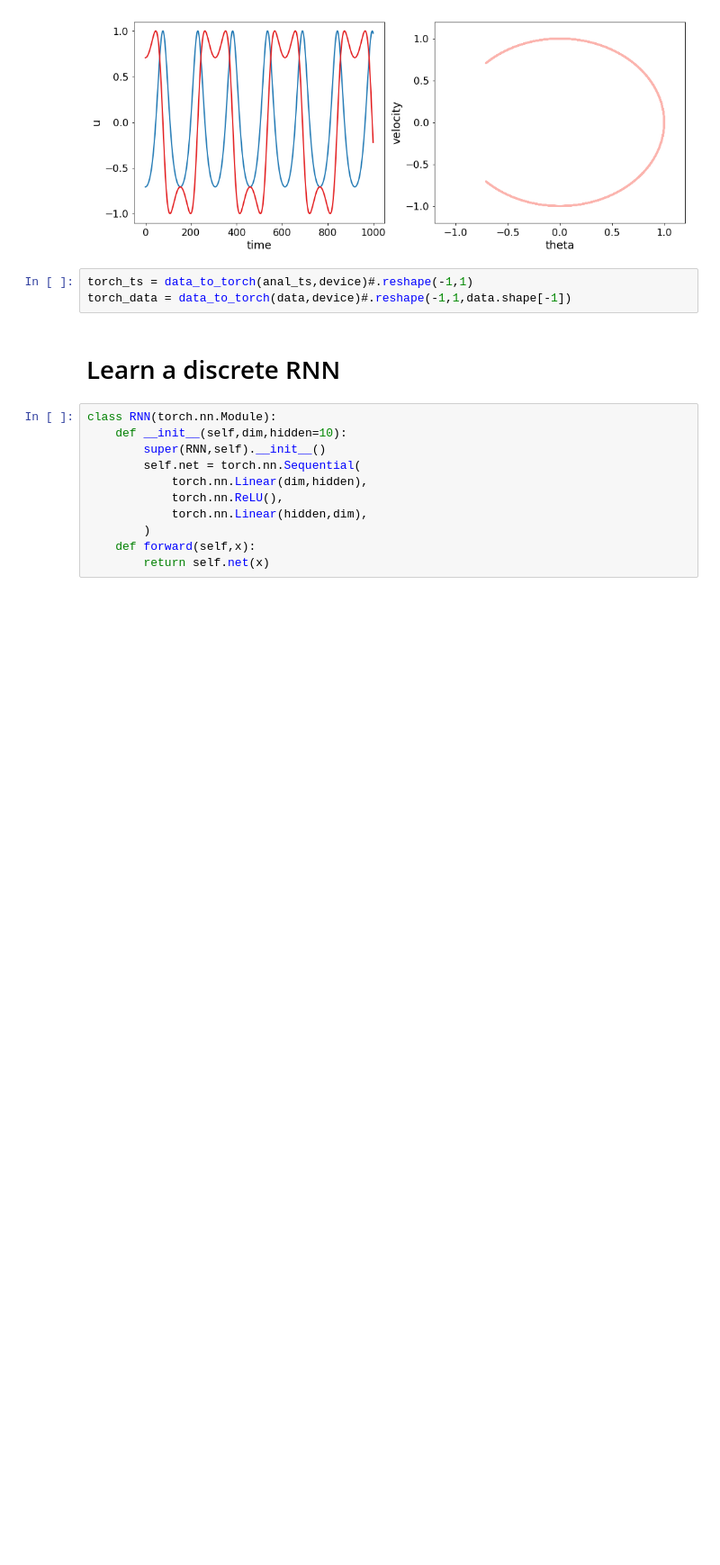
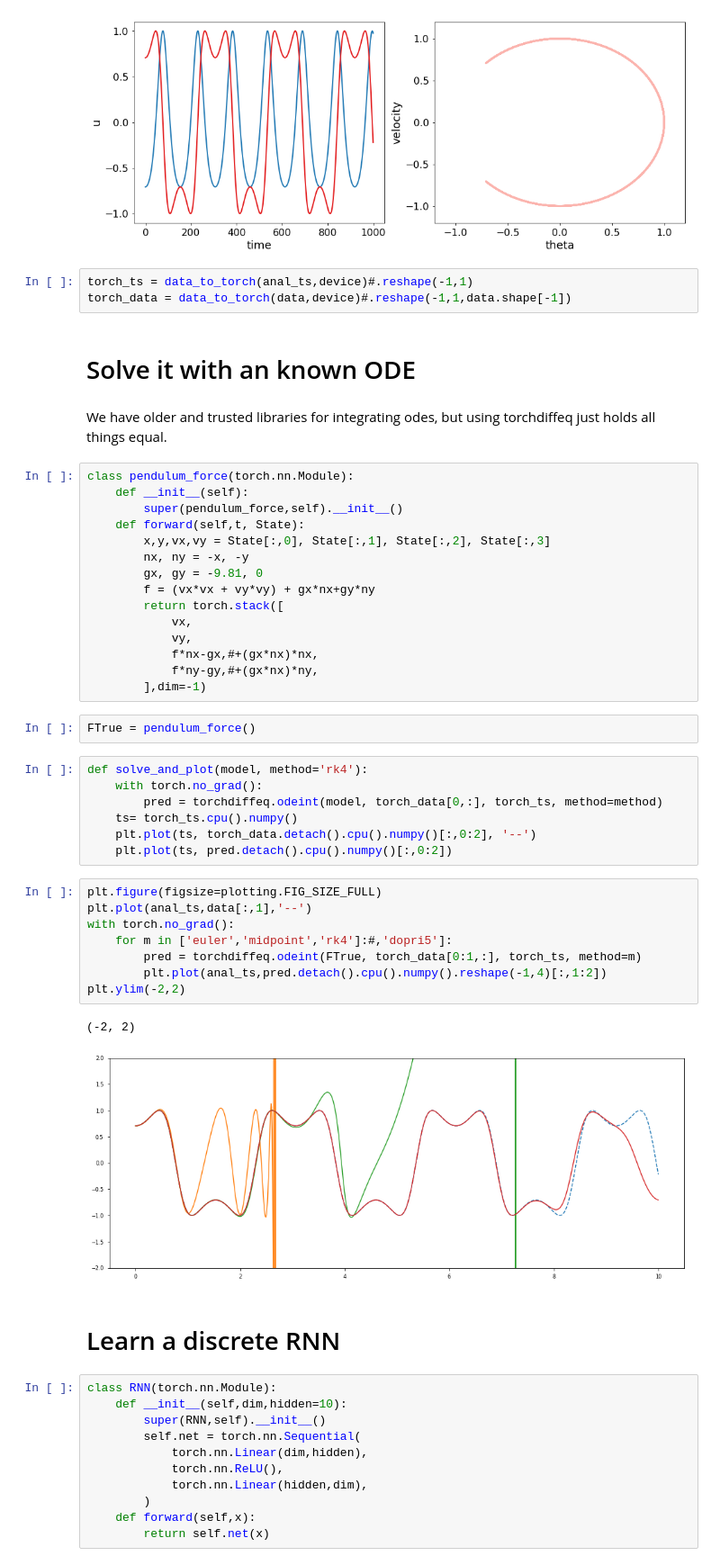
Before and after one commit to afqueiruga/on_learned_dynamics, a Jupyter notebook: NonlinearPendulum.ipynb, the cells around one changed output. Shown at 90% size. Saved outputs shown, nothing was run; the diff lists cells and outputs as text; blank space fills up the shorter version.

Commit message:
Working on the nonlinear pendulum

```diff
--- a/NonlinearPendulum.ipynb
+++ b/NonlinearPendulum.ipynb
@@ -36,6 +36,45 @@ plotting.trajectory_plots([data])
 # %%
 torch_ts = data_to_torch(anal_ts,device)#.reshape(-1,1)
 torch_data = data_to_torch(data,device)#.reshape(-1,1,data.shape[-1])
+# %% [markdown]
+# Solve it with an known ODE
+# %% [markdown]
+We have older and trusted libraries for integrating odes, but using torchdiffeq just holds all things equal.
+# %%
+class pendulum_force(torch.nn.Module):
+    def __init__(self):
+        super(pendulum_force,self).__init__()
+    def forward(self,t, State):
+        x,y,vx,vy = State[:,0], State[:,1], State[:,2], State[:,3]
+        nx, ny = -x, -y
+        gx, gy = -9.81, 0
+        f = (vx*vx + vy*vy) + gx*nx+gy*ny
+        return torch.stack([
+            vx,
+            vy,
+            f*nx-gx,#+(gx*nx)*nx,
+            f*ny-gy,#+(gx*nx)*ny,
+        ],dim=-1)
+# %%
+FTrue = pendulum_force()
+# %%
+def solve_and_plot(model, method='rk4'):
+    with torch.no_grad():
+        pred = torchdiffeq.odeint(model, torch_data[0,:], torch_ts, method=method)
+    ts= torch_ts.cpu().numpy()
+    plt.plot(ts, torch_data.detach().cpu().numpy()[:,0:2], '--')
+    plt.plot(ts, pred.detach().cpu().numpy()[:,0:2])
+# %%
+plt.figure(figsize=plotting.FIG_SIZE_FULL)
+plt.plot(anal_ts,data[:,1],'--')
+with torch.no_grad():
+    for m in ['euler','midpoint','rk4']:#,'dopri5']:
+        pred = torchdiffeq.odeint(FTrue, torch_data[0:1,:], torch_ts, method=m)
+        plt.plot(anal_ts,pred.detach().cpu().numpy().reshape(-1,4)[:,1:2])
+plt.ylim(-2,2)
+# %% [output]
+(-2, 2)
+[figure, added]
 # %% [markdown]
 # Learn a discrete RNN
 # %%
```
Also changed, not shown: parts of 18 cells of this notebook, 1 other file.
